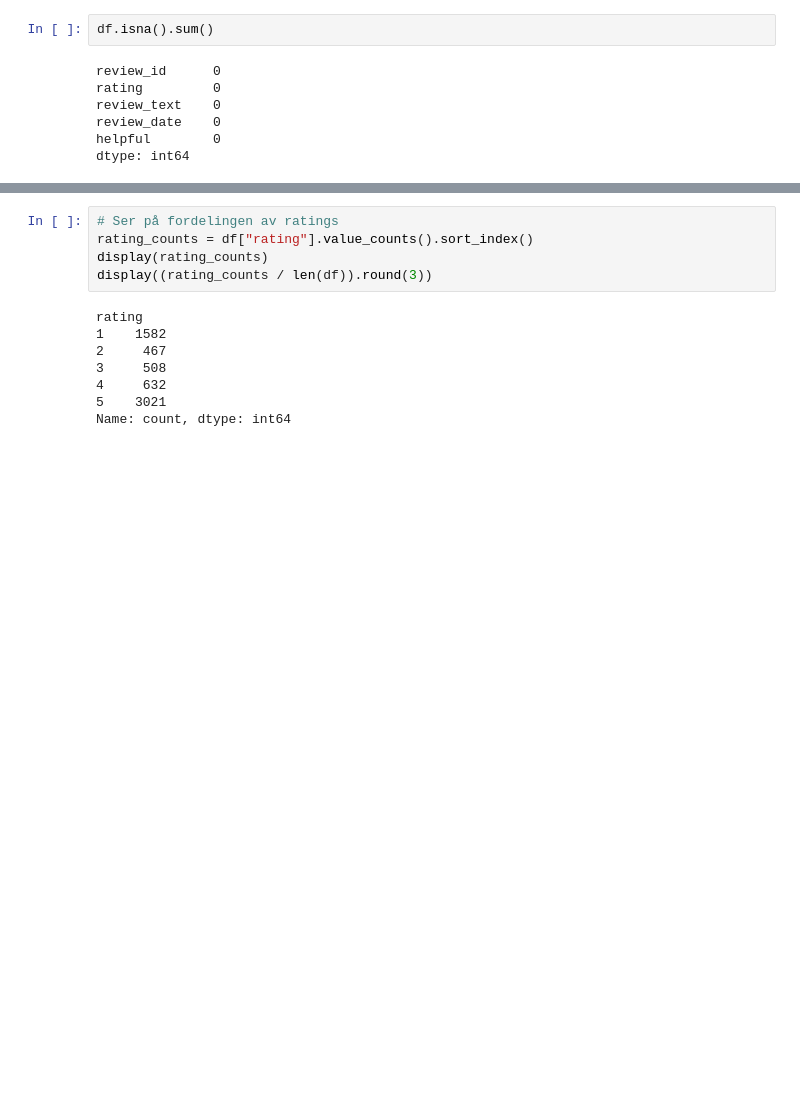
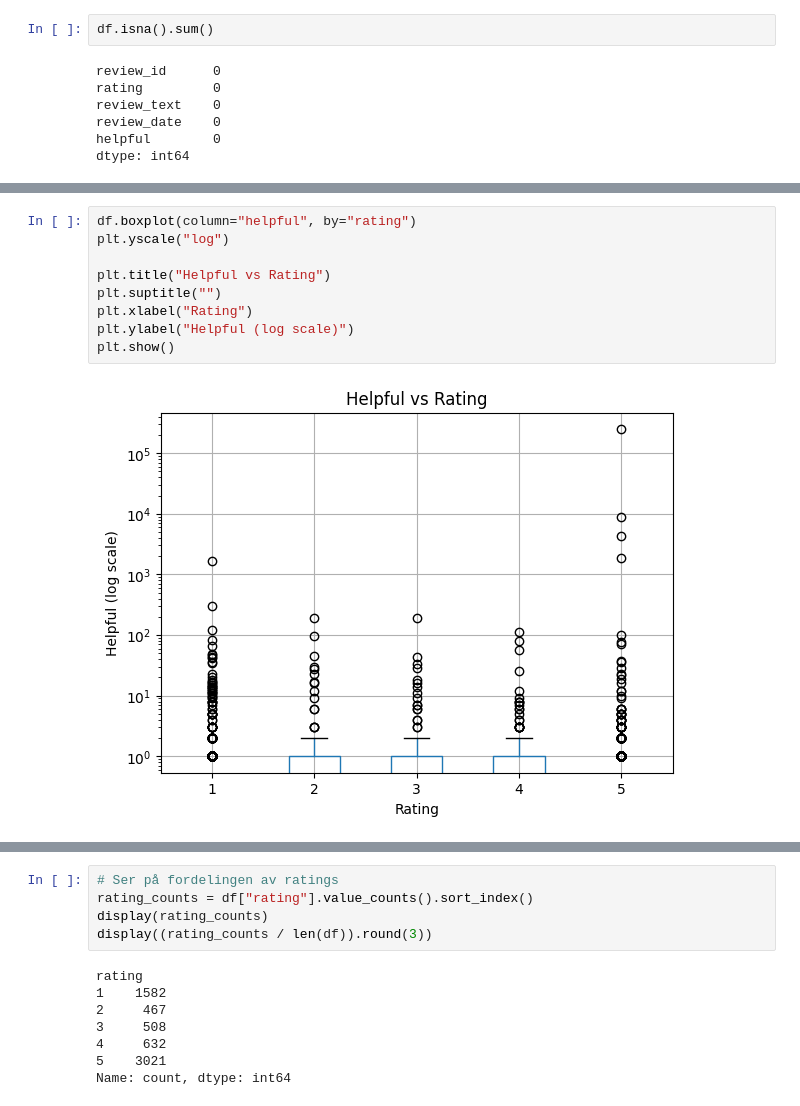
Before and after one commit to TordH95/Semesteroppgave, a Jupyter notebook: project.ipynb, the cells around one changed output, grey strips where cells are left out. Cells and saved outputs as stored; diff of their text form; blank space fills up the shorter version.

```diff
--- a/project.ipynb
+++ b/project.ipynb
@@ -72,3 +90,14 @@ plt.title('Distribution of Review Lengths')
 # %% [output]
 Text(0.5, 1.0, 'Distribution of Review Lengths')
 [figure]
+# %%
+df.boxplot(column="helpful", by="rating")
+plt.yscale("log")
+
+plt.title("Helpful vs Rating")
+plt.suptitle("")
+plt.xlabel("Rating")
+plt.ylabel("Helpful (log scale)")
+plt.show()
+# %% [output]
+[figure, added]
```
Also changed, not shown: parts of 29 cells of this notebook, 1 other file.
